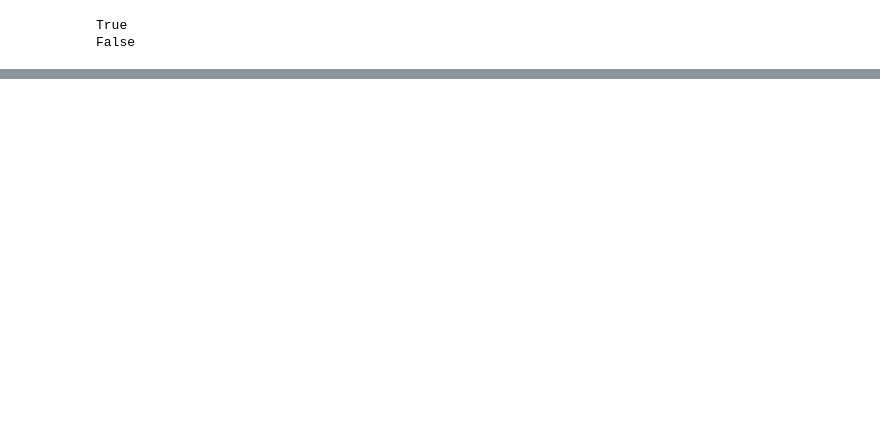
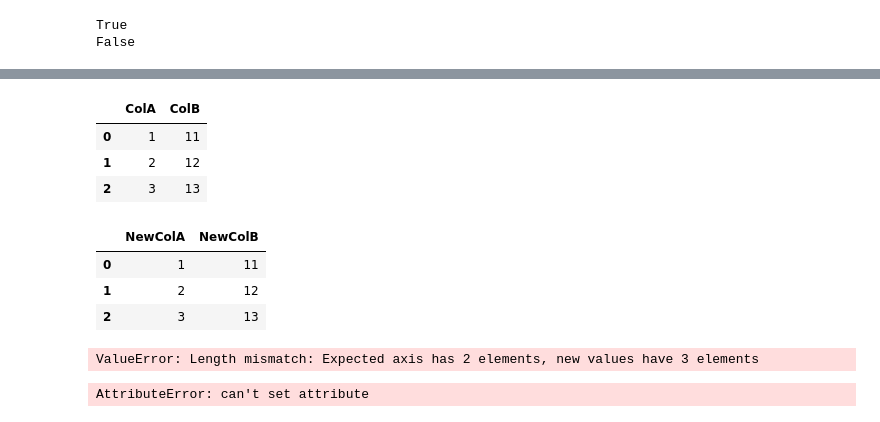
Before and after one commit to johnhhu2020/DataCamp-Object-Oriented-Programming-in-Python, a Jupyter notebook: DataCamp OOP Python.ipynb, the cells around one changed output, grey strips where cells are left out. Saved outputs shown, nothing was run; the diff lists cells and outputs as text; code cells hidden in the pictures; blank space fills up the shorter version.

```diff
--- a/DataCamp OOP Python.ipynb
+++ b/DataCamp OOP Python.ipynb
@@ -3032,0 +2863,28 @@ DatetimeIndex(['2016-11-08', '2016-11-09', '2016-11-10', '2016-11-11',
+# %%
+import pandas as pd
+
+df = pd.DataFrame({'ColA': [1,2,3],'ColB': [11,12,13]})
+df
+# %% [output]
+|  | ColA | ColB |
+| 0 | 1 | 11 |
+| 1 | 2 | 12 |
+| 2 | 3 | 13 |
+# %%
+df.columns = ['NewColA', 'NewColB']
+df
+# %% [output]
+|  | NewColA | NewColB |
+| 0 | 1 | 11 |
+| 1 | 2 | 12 |
+| 2 | 3 | 13 |
+# %%
+df.columns = ['NewColA', 'NewColB', 'NewColC']
+df
+# %% [output]
+ValueError: Length mismatch: Expected axis has 2 elements, new values have 3 elements
+# %%
+df.shape = (12, 13)
+df
+# %% [output]
+AttributeError: can't set attribute
```
Also changed, not shown: parts of 23 cells of this notebook.
